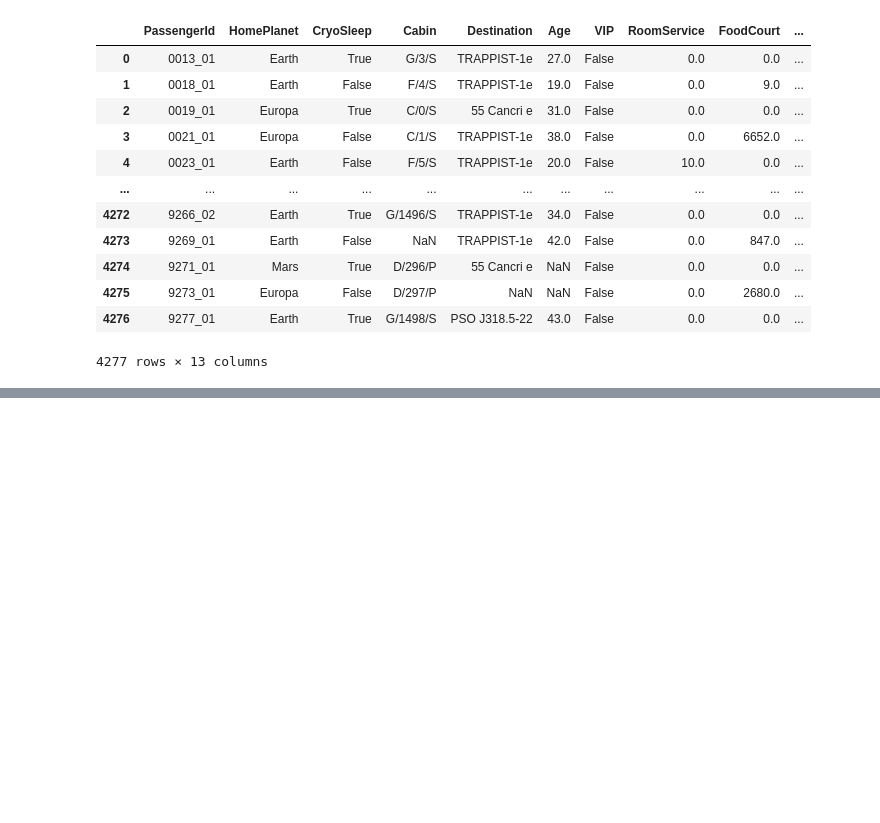
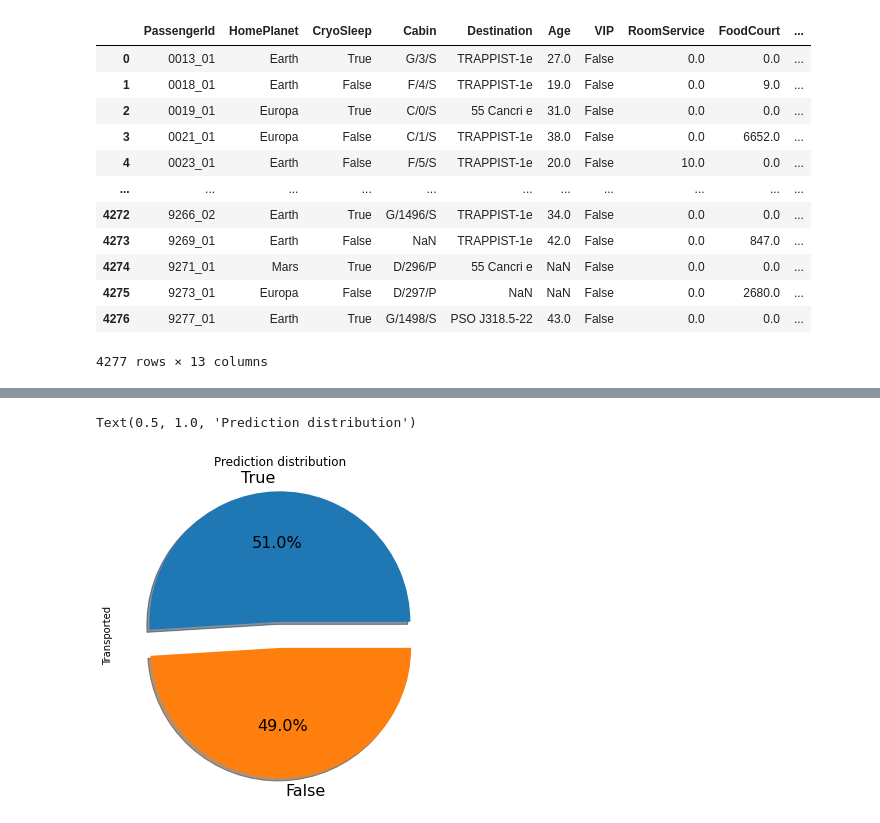
Before and after one commit to tosi18/Spaceship-Titanic, a Jupyter notebook: Code.ipynb, the cells around one changed output, grey strips where cells are left out. Cells and saved outputs as stored; diff of their text form; code cells hidden in the pictures; blank space fills up the shorter version.

```diff
--- a/Code.ipynb
+++ b/Code.ipynb
@@ -37,0 +493,15 @@ df_test
+# %%
+parameters = {
+    "n_estimators": [5, 10, 15, 20, 25],
+    "max_depth": [3, 5, 7, 9, 11, 12],
+    "min_samples_leaf" : [18, 19, 20],
+    "min_samples_split" : [8, 9, 10]
+}
+
+
+RFC_Model = RandomForestClassifier()
+RFC_grid = GridSearchCV(RFC_Model, param_grid = parameters, cv = 5, scoring = 'accuracy')
+RFC_grid.fit(X_train, y_train)
+print('Best Parameters : ', RFC_grid.best_params_)
+print()
+print('Best Accuracy : ', RFC_grid.best_score_)
@@ -37,0 +512,5 @@ df_test
+# %%
+rf = RandomForestClassifier(max_depth= 12, min_samples_leaf= 18, min_samples_split= 9, n_estimators= 25)
+rf.fit(X_train,y_train)
+y_pred_rf = rf.predict(X_test)
+y_pred_rf
@@ -37,0 +541,4 @@ df_test
+# %%
+submission = pd.read_csv('sample_submission.csv')
+#submission= submission.set_index('PassengerId')
+submission
@@ -37,0 +559,5 @@ df_test
+# %%
+submission['Transported'] = y_pred_rf
+submission=submission.replace({0:False, 1:True})
+submission= submission.set_index('PassengerId')
+submission
@@ -37,0 +579,7 @@ df_test
+# %%
+# Prediction distribution
+plt.figure(figsize=(6,6))
+submission['Transported'].value_counts().plot.pie(explode=[0.1,0.1], autopct='%1.1f%%', shadow=True, textprops={'fontsize':16}).set_title("Prediction distribution")
+# %% [output]
+Text(0.5, 1.0, 'Prediction distribution')
+[figure, added]
```
Also changed, not shown: parts of 51 cells of this notebook, 1 other file.
